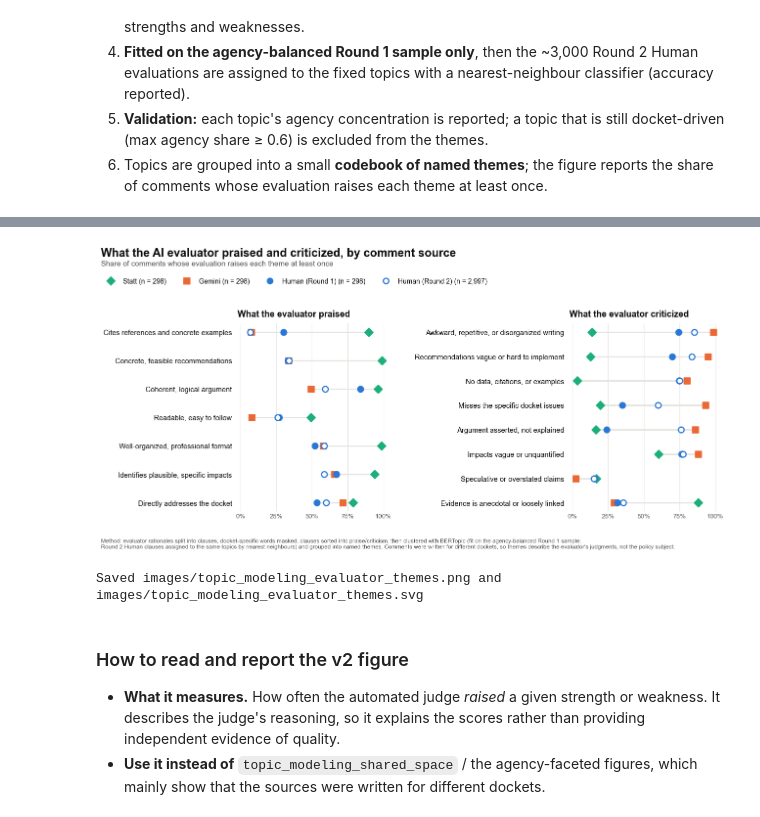
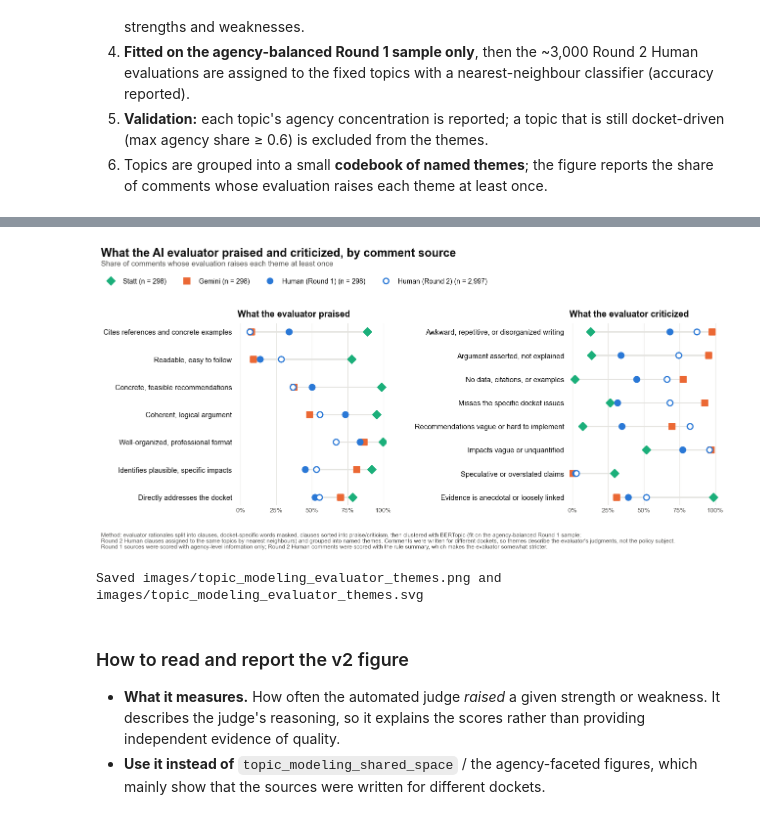
Before and after one commit to guozhan11/LLM-as-judge, a Jupyter notebook: comment_analysis.ipynb, the cells around one changed output, grey strips where cells are left out. Saved outputs shown, nothing was run; the diff lists cells and outputs as text; code cells hidden in the pictures.

```diff
--- a/comment_analysis.ipynb
+++ b/comment_analysis.ipynb
@@ -2178,24 +2216,25 @@ strength: kNN reproduces Round 1 topic labels with 96.2% 5-fold accuracy
 # The keyword check fails loudly if a library/data change reorders topics, so labels can't silently drift.
 THEME_CODEBOOK = {
     "weakness": {
-        "No data, citations, or examples": [(4, "citations")],
-        "Evidence is anecdotal or loosely linked": [(3, "empirical")],
+        "No data, citations, or examples": [(3, "citations")],
+        "Evidence is anecdotal or loosely linked": [(1, "empirical")],
         "Impacts vague or unquantified": [(0, "quantified")],
-        "Recommendations vague or hard to implement": [(2, "recommendations"), (13, "implement")],
-        "Argument asserted, not explained": [(8, "explanation"), (9, "developed")],
-        "Speculative or overstated claims": [(10, "speculative"), (12, "overstated")],
-        "Misses the specific docket issues": [(6, "issues"), (11, "provisions")],
-        "Awkward, repetitive, or disorganized writing": [(1, "repetitive")],
+        "Recommendations vague or hard to implement": [(5, "feasible"), (14, "requests")],
+        "Argument asserted, not explained": [(6, "coherent"), (7, "explaining"), (10, "underdeveloped"), (11, "underdeveloped")],
+        "Speculative or overstated claims": [(12, "speculative")],
+        "Misses the specific docket issues": [(4, "docket"), (9, "broadly"), (16, "requested")],
+        "Awkward, repetitive, or disorganized writing": [(2, "repetitive")],
+        # Topic 8 mixes evidence praise and critique, so it stays unlabeled.
     },
     "strength": {
-        "Directly addresses the docket": [(4, "addresses"), (5, "rulemaking"), (20, "addresses")],
-        "Coherent, logical argument": [(2, "coherent"), (7, "coherent"), (18, "understandable"), (21, "logic")],
+        "Directly addresses the docket": [(4, "addresses"), (9, "rulemaking"), (20, "documentation")],
+        "Coherent, logical argument": [(1, "coherent"), (8, "coherent"), (19, "consistent")],
         "Cites references and concrete examples": [(3, "references")],
-        "Identifies plausible, specific impacts": [(0, "impacts"), (8, "plausible"), (10, "impacts")],
-        "Concrete, feasible recommendations": [(6, "recommendations"), (12, "feasible"), (13, "feasible"),
-                                               (15, "requests"), (22, "request"), (23, "requests")],
-        "Well-organized, professional format": [(1, "headings"), (11, "headings"), (17, "format"), (19, "formal")],
-        "Readable, easy to follow": [(9, "easy"), (16, "readable")],
+        "Identifies plausible, specific impacts": [(0, "impacts"), (7, "impacts")],
+        "Concrete, feasible recommendations": [(5, "recommendations"), (12, "requests"), (13, "feasible"), (15, "feasible")],
+        "Well-organized, professional format": [(2, "organized"), (6, "organized"), (16, "format")],
+        "Readable, easy to follow": [(10, "readable"), (17, "easy")],
+        # Topic 18 mixes requests with relevance remarks, so it stays unlabeled.
     },
 }
 
@@ -2343,36 +2382,37 @@ for ax, polarity in zip(axes, ["strength", "weakness"]):
     ax.set_axisbelow(True)
     for spine in ax.spines.values():
         spine.set_visible(False)
     ax.set_title(panel_titles[polarity], loc="left", fontsize=13, fontweight="semibold", color=INK, pad=10)
 
 group_sizes = {g: int(theme_prevalence.loc[theme_prevalence["group"].eq(g), "n"].iloc[0]) for g in V2_GROUPS}
 fig.legend(
     handles=[Line2D([], [], linestyle="", marker=s["marker"], markersize=8, markerfacecolor=s["facecolor"],
                     markeredgecolor=s["color"], markeredgewidth=1.8, label=f"{g} (n = {group_sizes[g]:,})")
              for g, s in V2_STYLE.items()],
     loc="upper left", bbox_to_anchor=(0.005, 0.915), ncol=4, frameon=False, fontsize=10, labelcolor=INK,
 )
 fig.suptitle("What the AI evaluator praised and criticized, by comment source", x=0.01, y=0.995,
              ha="left", fontsize=17, fontweight="semibold", color=INK)
 fig.text(0.01, 0.935, "Share of comments whose evaluation raises each theme at least once",
          ha="left", fontsize=11, color=MUTED)
 fig.text(
     0.01, 0.005,
     "Method: evaluator rationales split into clauses, docket-specific words masked, clauses sorted into praise/criticism, "
     "then clustered with BERTopic (fit on the agency-balanced Round 1 sample;\nRound 2 Human clauses assigned to the same "
     "topics by nearest neighbours) and grouped into named themes. Comments were written for different dockets, so themes describe the evaluator's "
-    "judgments, not the policy subject.",
+    "judgments, not the policy subject.\nRound 1 sources were scored with agency-level information only; Round 2 Human comments were scored with the "
+    "rule summary, which makes the evaluator somewhat stricter.",
     ha="left", fontsize=8.5, color=MUTED,
 )
-fig.tight_layout(rect=[0, 0.07, 1, 0.885], w_pad=3)
+fig.tight_layout(rect=[0, 0.09, 1, 0.885], w_pad=3)
 v2_png = Path("images") / "topic_modeling_evaluator_themes.png"
 v2_svg = Path("images") / "topic_modeling_evaluator_themes.svg"
 fig.savefig(v2_png, dpi=220, bbox_inches="tight", facecolor="white")
 fig.savefig(v2_svg, bbox_inches="tight", facecolor="white")
 plt.show()
 print(f"Saved {v2_png} and {v2_svg}")
 # %% [output]
-[figure, old version]
+[figure, new version]
 Saved images/topic_modeling_evaluator_themes.png and images/topic_modeling_evaluator_themes.svg
 # %% [markdown]
 ### How to read and report the v2 figure
```
Also changed, not shown: parts of 24 cells of this notebook, 18 other files.
